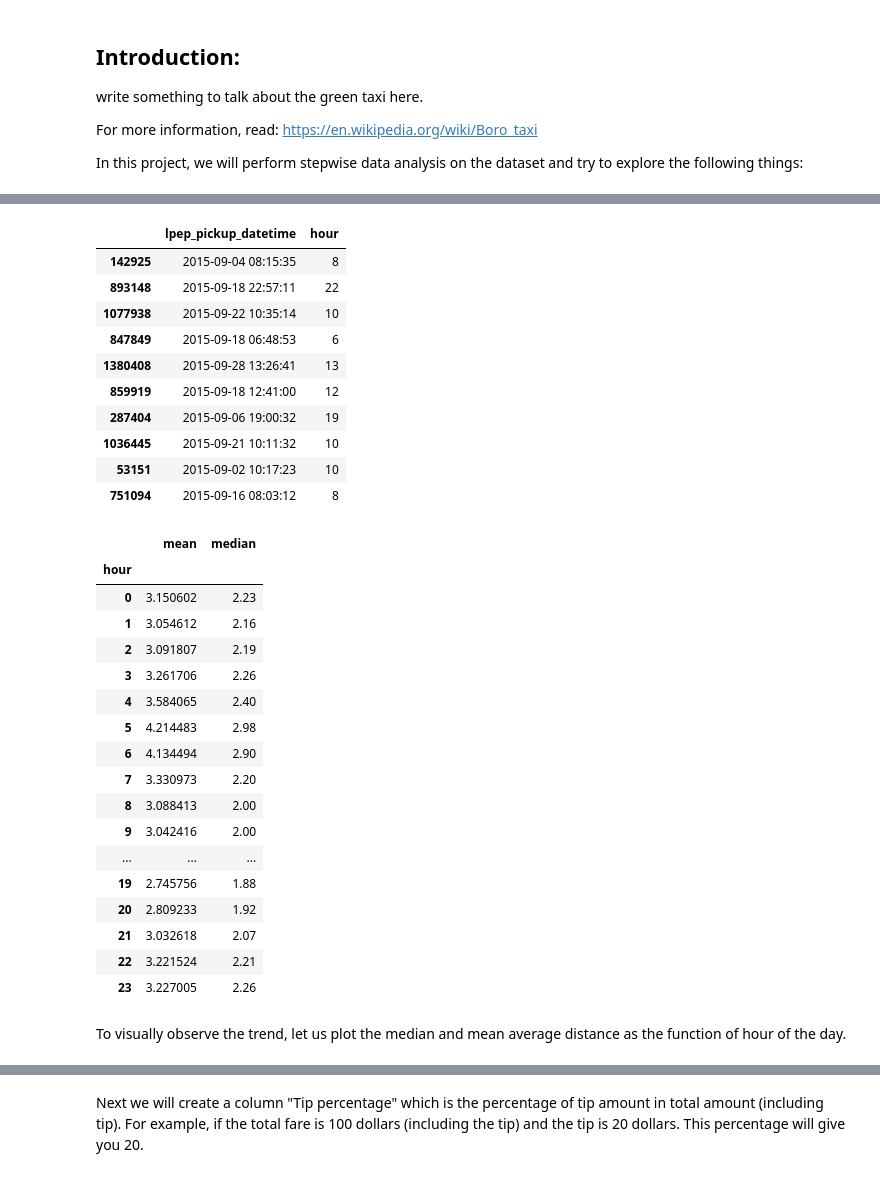
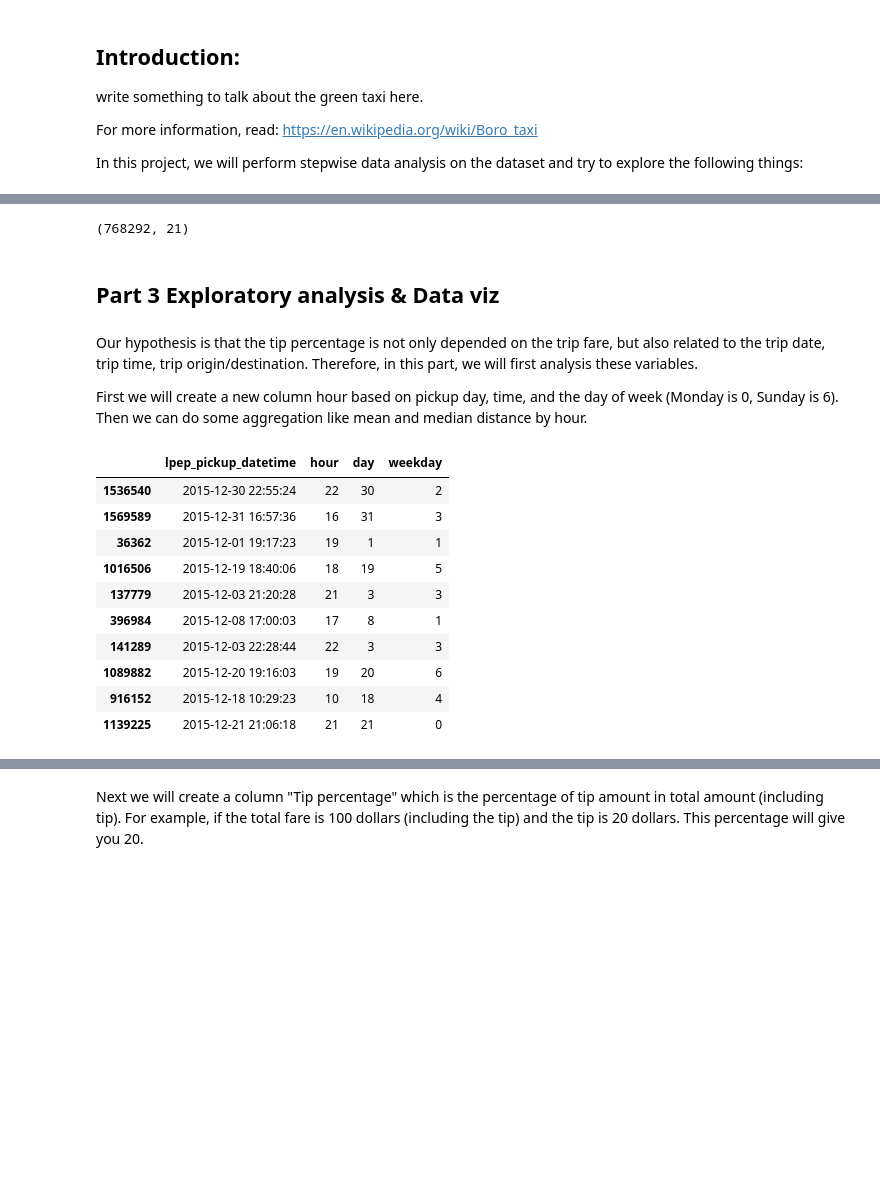
Before and after one commit to amartya21/codingrex.github.io, a Jupyter notebook: Final_Project.ipynb, the cells around one changed output, grey strips where cells are left out. Cells and saved outputs as stored; diff of their text form; code cells hidden in the pictures; blank space fills up the shorter version.

```diff
--- a/Final_Project.ipynb
+++ b/Final_Project.ipynb
@@ -122,2 +108,0 @@ Index(['VendorID', 'lpep_pickup_datetime', 'Lpep_dropoff_datetime',
-# %%
-df = df[df['Trip_distance'] > 0]
@@ -147,0 +136,4 @@ This corresponds to about 1.23% of the total data. Let us play around with the d
+# %%
+df = df[(df['Trip_distance'] > 0) | (df['Total_amount'] > 0) | (df['Pickup_longitude'] > 0)
+    | (df['Pickup_latitude'] > 0) | (df['Dropoff_longitude'] > 0) | (df['Dropoff_latitude'] > 0)]
+df.shape
@@ -180,19 +198,29 @@ Next we will create a new column hour based on pickup time. Then we can do some
+# %%
+df = df[(df['Payment_type'] == 1)]
+df.shape
+# %% [output]
+(768292, 21)
+# %% [markdown]
+## Part 3 Exploratory analysis & Data viz
+# %% [markdown]
+Our hypothesis is that the tip percentage is not only depended on the trip fare, but also related to the trip date, trip time, trip origin/destination. Therefore, in this part, we will first analysis these variables.
+
+First we will create a new column hour based on pickup day, time, and the day of week (Monday is 0, Sunday is 6). Then we can do some aggregation like mean and median distance by hour.
 # %%
-# apply: apply a function to list elements
-# lambda function: python
-
+df['day'] = df['lpep_pickup_datetime'].apply(lambda x: x.day)
 df['hour'] = df['lpep_pickup_datetime'].apply(lambda x: x.hour)
+df['weekday'] = df['lpep_pickup_datetime'].apply(lambda x: x.weekday())
 # %%
-df[['lpep_pickup_datetime','hour']].sample(10)
+df[['lpep_pickup_datetime', 'hour', 'day', 'weekday']].sample(10)
 # %% [output]
-|  | lpep_pickup_datetime | hour |
-| 142925 | 2015-09-04 08:15:35 | 8 |
-| 893148 | 2015-09-18 22:57:11 | 22 |
-| 1077938 | 2015-09-22 10:35:14 | 10 |
-| 847849 | 2015-09-18 06:48:53 | 6 |
-| 1380408 | 2015-09-28 13:26:41 | 13 |
-| 859919 | 2015-09-18 12:41:00 | 12 |
-| 287404 | 2015-09-06 19:00:32 | 19 |
-| 1036445 | 2015-09-21 10:11:32 | 10 |
-| 53151 | 2015-09-02 10:17:23 | 10 |
-| 751094 | 2015-09-16 08:03:12 | 8 |
+|  | lpep_pickup_datetime | hour | day | weekday |
+| 1536540 | 2015-12-30 22:55:24 | 22 | 30 | 2 |
+| 1569589 | 2015-12-31 16:57:36 | 16 | 31 | 3 |
+| 36362 | 2015-12-01 19:17:23 | 19 | 1 | 1 |
+| 1016506 | 2015-12-19 18:40:06 | 18 | 19 | 5 |
+| 137779 | 2015-12-03 21:20:28 | 21 | 3 | 3 |
+| 396984 | 2015-12-08 17:00:03 | 17 | 8 | 1 |
+| 141289 | 2015-12-03 22:28:44 | 22 | 3 | 3 |
+| 1089882 | 2015-12-20 19:16:03 | 19 | 20 | 6 |
+| 916152 | 2015-12-18 10:29:23 | 10 | 18 | 4 |
+| 1139225 | 2015-12-21 21:06:18 | 21 | 21 | 0 |
@@ -201,24 +226,0 @@ df[['lpep_pickup_datetime','hour']].sample(10)
-# %%
-distance_by_hour = df.groupby('hour')['Trip_distance'].agg([np.mean, np.median])  # consistent conclusion
-distance_by_hour
-# %% [output]
-|  | mean | median |
-| hour |  |  |
-| 0 | 3.150602 | 2.23 |
-| 1 | 3.054612 | 2.16 |
-| 2 | 3.091807 | 2.19 |
-| 3 | 3.261706 | 2.26 |
-| 4 | 3.584065 | 2.40 |
-| 5 | 4.214483 | 2.98 |
-| 6 | 4.134494 | 2.90 |
-| 7 | 3.330973 | 2.20 |
-| 8 | 3.088413 | 2.00 |
-| 9 | 3.042416 | 2.00 |
-| ... | ... | ... |
-| 19 | 2.745756 | 1.88 |
-| 20 | 2.809233 | 1.92 |
-| 21 | 3.032618 | 2.07 |
-| 22 | 3.221524 | 2.21 |
-| 23 | 3.227005 | 2.26 |
-# %% [markdown]
-To visually observe the trend, let us plot the median and mean average distance as the function of hour of the day.
```
Also changed, not shown: parts of 133 cells of this notebook.
